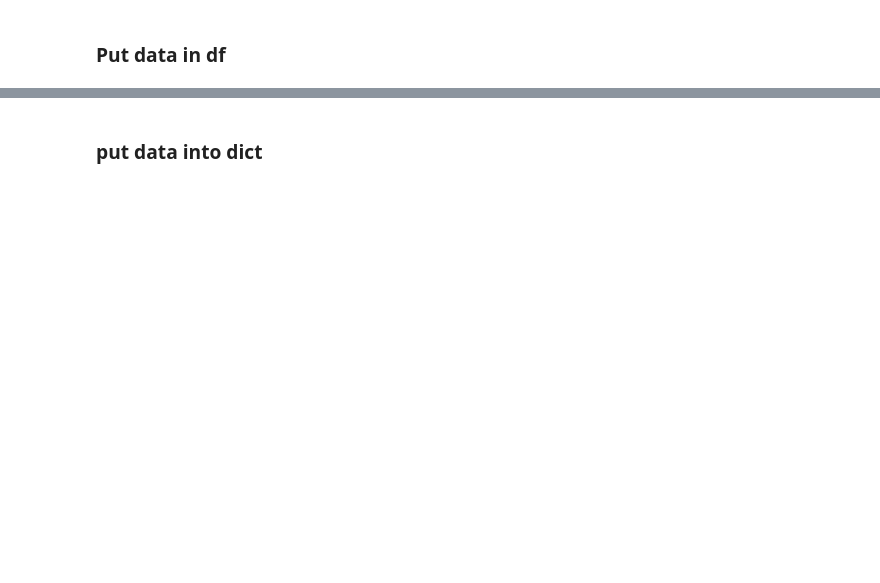
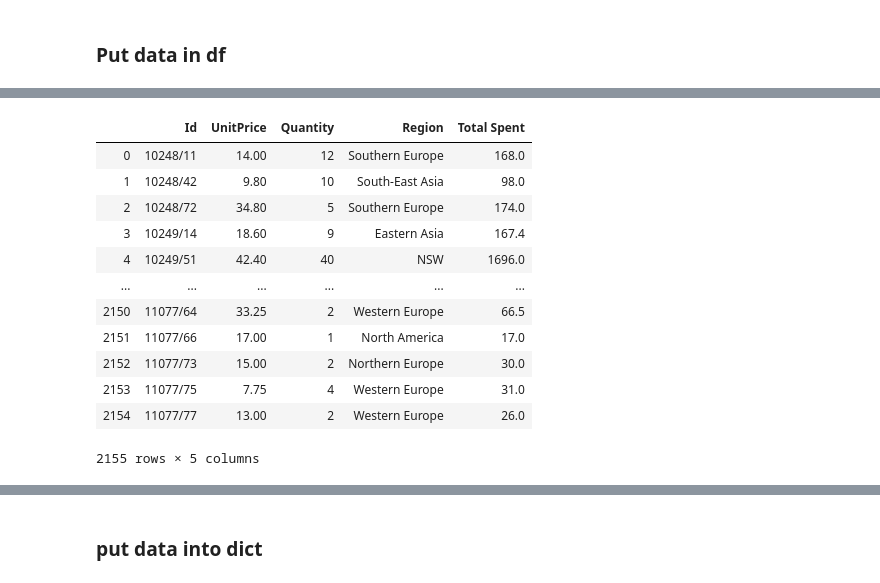
Before and after one commit to alexanderjohnny/hypothesis_testing_workflow_python, a Jupyter notebook: ALEX_BEAT_student.ipynb, the cells around one changed output, grey strips where cells are left out. Saved outputs shown, nothing was run; the diff lists cells and outputs as text; code cells hidden in the pictures; blank space fills up the shorter version.

```diff
--- a/ALEX_BEAT_student.ipynb
+++ b/ALEX_BEAT_student.ipynb
@@ -885,0 +912,18 @@ array(['British Isles', 'North America', 'Eastern Asia',
+# %%
+## create total spent
+h3df["Total Spent"] = h3df['UnitPrice'] * h3df['Quantity']
+h3df
+# %% [output]
+|  | Id | UnitPrice | Quantity | Region | Total Spent |
+| 0 | 10248/11 | 14.00 | 12 | Southern Europe | 168.0 |
+| 1 | 10248/42 | 9.80 | 10 | South-East Asia | 98.0 |
+| 2 | 10248/72 | 34.80 | 5 | Southern Europe | 174.0 |
+| 3 | 10249/14 | 18.60 | 9 | Eastern Asia | 167.4 |
+| 4 | 10249/51 | 42.40 | 40 | NSW | 1696.0 |
+| ... | ... | ... | ... | ... | ... |
+| 2150 | 11077/64 | 33.25 | 2 | Western Europe | 66.5 |
+| 2151 | 11077/66 | 17.00 | 1 | North America | 17.0 |
+| 2152 | 11077/73 | 15.00 | 2 | Northern Europe | 30.0 |
+| 2153 | 11077/75 | 7.75 | 4 | Western Europe | 31.0 |
+| 2154 | 11077/77 | 13.00 | 2 | Western Europe | 26.0 |
+2155 rows × 5 columns
```
Also changed, not shown: parts of 29 cells of this notebook.
